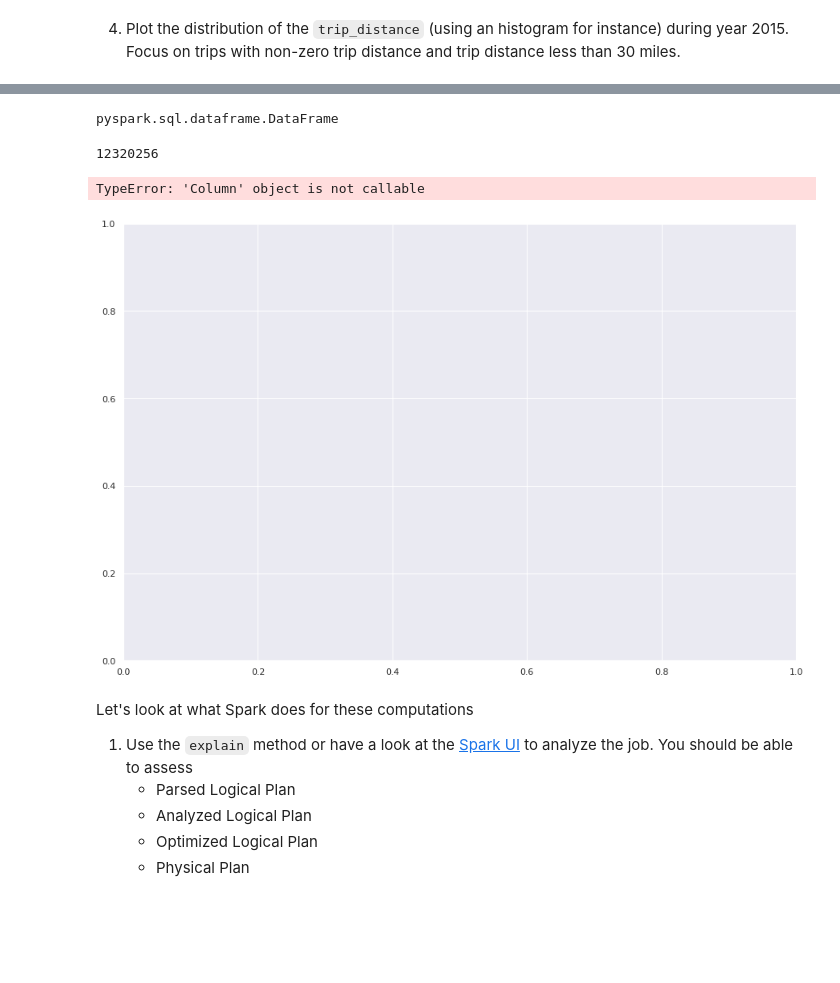
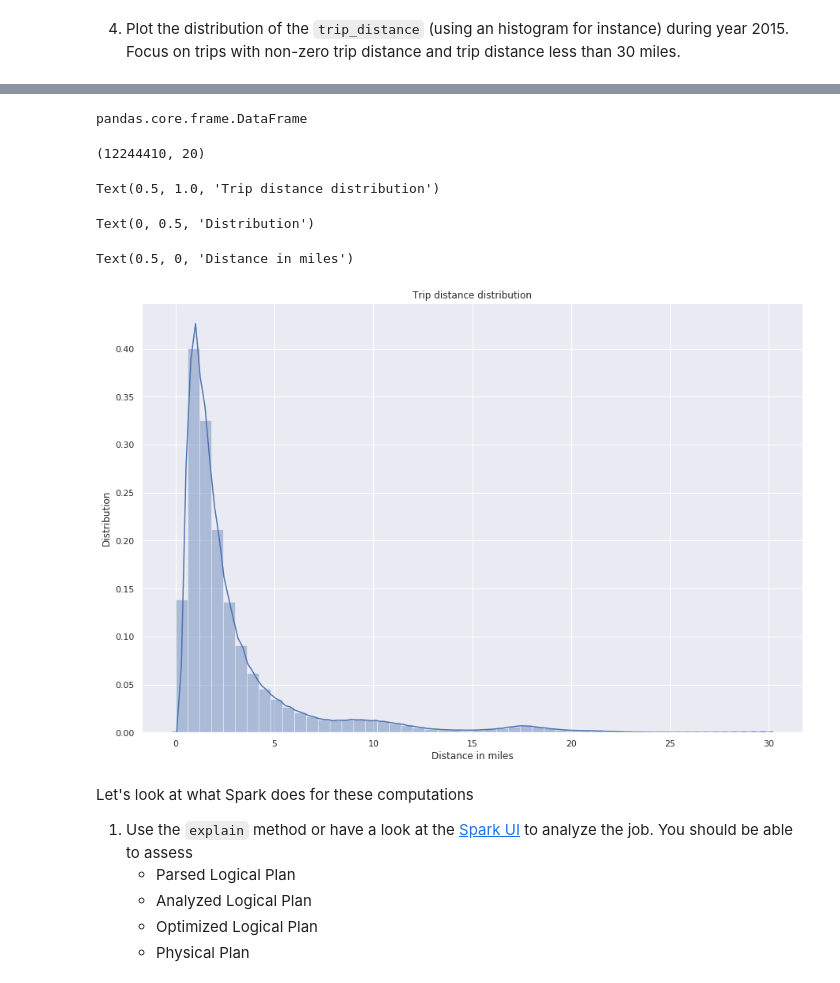
Before and after one commit to JLechuga94/BigData_1, a Jupyter notebook: homework03.ipynb, the cells around one changed output, grey strips where cells are left out. Saved outputs shown, nothing was run; the diff lists cells and outputs as text; code cells hidden in the pictures; blank space fills up the shorter version.

Commit message:
Added plot of trip distance distribution

```diff
--- a/homework03.ipynb
+++ b/homework03.ipynb
@@ -610,4 +610,5 @@ Distance from Earth to the Moon: 238,900 miles
 # %% [markdown]
 4. Plot the distribution of the `trip_distance` (using an histogram for instance) during year 2015. Focus on trips with non-zero trip distance and trip distance less than 30 miles.
 # %%
-distance_travelling = df_2015_Ju.where("trip_distance BETWEEN 0 AND 30")
+#distance_travelling = df_2015_Ju.where("trip_distance BETWEEN 0 AND 30") THIS IS DONE WITH SPARK!
+distance_travelling = df_2015_Ju[(df_2015_Ju['trip_distance'] > 0) & (df_2015_Ju['trip_distance'] < 30)]
@@ -616,20 +631,23 @@ NameError: name 'df_2015_June' is not defined
 # %%
 type(distance_travelling)
-distance_travelling.count()
+distance_travelling.shape
 # %% [output]
-pyspark.sql.dataframe.DataFrame
+pandas.core.frame.DataFrame
-12320256
+(12244410, 20)
 # %%
 fig = plt.figure(figsize=(15,10))
 sns.set()
-g = sns.distplot(df_coordinates["trip_distance"])
+g = sns.distplot(distance_travelling["trip_distance"])
 
 g.set_title("Trip distance distribution")
-plt.ylabel("Number of trips")
+plt.ylabel("Distribution")
+plt.xlabel("Distance in miles")
 plt.show(g)
 # %% [output]
-TypeError: 'Column' object is not callable
+Text(0.5, 1.0, 'Trip distance distribution')
+Text(0, 0.5, 'Distribution')
+Text(0.5, 0, 'Distance in miles')
-[figure, old version]
+[figure, new version]
 # %% [markdown]
 Let's look at what Spark does for these computations
 
```
Also changed, not shown: parts of 2 cells of this notebook.
